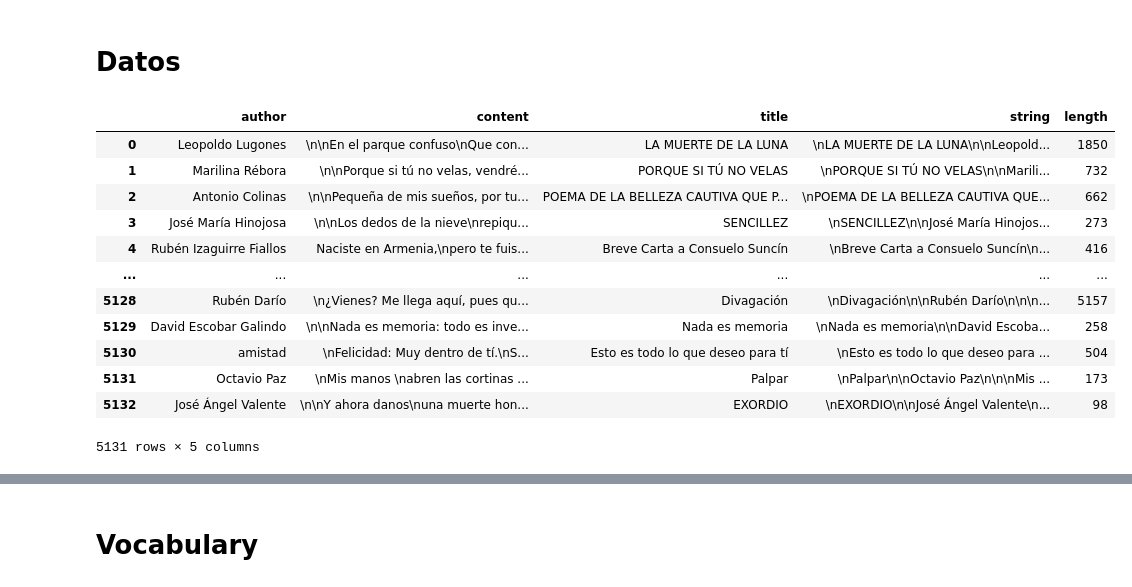
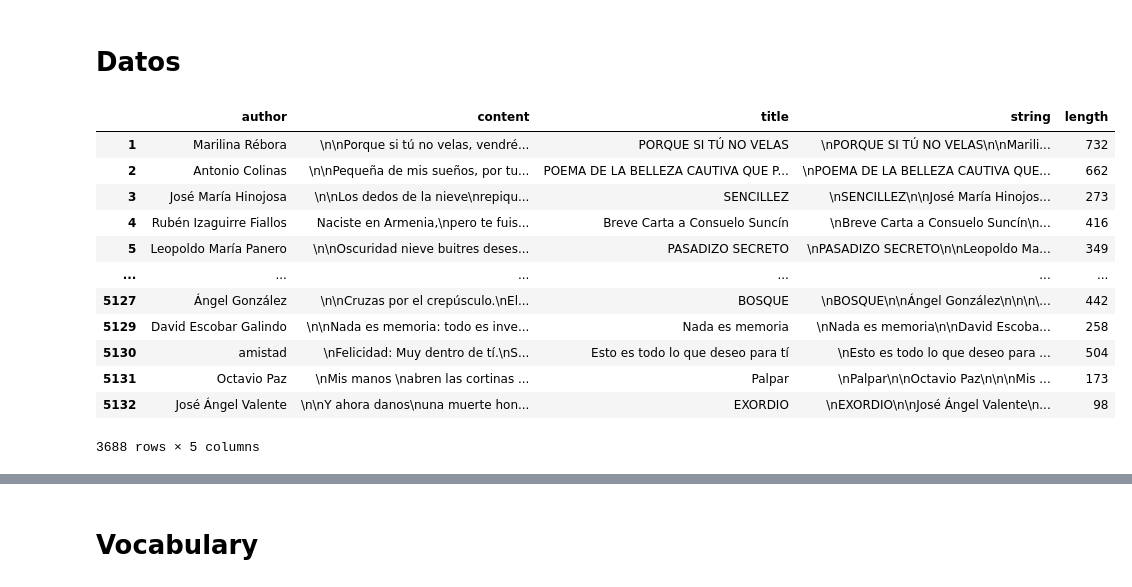
Before and after one commit to adrincont/Proyecto-IA-PLN, a Jupyter notebook: Modelo1_LSTM.ipynb, the cells around one changed output, grey strips where cells are left out. Saved outputs shown, nothing was run; the diff lists cells and outputs as text; code cells hidden in the pictures.

```diff
--- a/Modelo1_LSTM.ipynb
+++ b/Modelo1_LSTM.ipynb
@@ -45,22 +47,22 @@ poems_df = poems_df.dropna()
 # %%
 # Filtrar poemas grandes
 poems_df['string'] = poems_df.apply(lambda row: f'\n{row["title"]}\n\n{row["author"]}\n\n{row["content"]}', axis=1)
 poems_df['length'] = poems_df.string.map(len)
 MAX_POEM_LENGTH=1000
 poems_filtered = poems_df[poems_df.length<MAX_POEM_LENGTH]
-poems_df
+poems_filtered
 # %% [output]
 |  | author | content | title | string | length |
-| 0 | Leopoldo Lugones | \n\nEn el parque confuso\nQue con... | LA MUERTE DE LA LUNA | \nLA MUERTE DE LA LUNA\n\nLeopold... | 1850 |
 | 1 | Marilina Rébora | \n\nPorque si tú no velas, vendré... | PORQUE SI TÚ NO VELAS | \nPORQUE SI TÚ NO VELAS\n\nMarili... | 732 |
 | 2 | Antonio Colinas | \n\nPequeña de mis sueños, por tu... | POEMA DE LA BELLEZA CAUTIVA QUE P... | \nPOEMA DE LA BELLEZA CAUTIVA QUE... | 662 |
 | 3 | José María Hinojosa | \n\nLos dedos de la nieve\nrepiqu... | SENCILLEZ | \nSENCILLEZ\n\nJosé María Hinojos... | 273 |
 | 4 | Rubén Izaguirre Fiallos | Naciste en Armenia,\npero te fuis... | Breve Carta a Consuelo Suncín | \nBreve Carta a Consuelo Suncín\n... | 416 |
+| 5 | Leopoldo María Panero | \n\nOscuridad nieve buitres deses... | PASADIZO SECRETO | \nPASADIZO SECRETO\n\nLeopoldo Ma... | 349 |
 | ... | ... | ... | ... | ... | ... |
-| 5128 | Rubén Darío | \n¿Vienes? Me llega aquí, pues qu... | Divagación | \nDivagación\n\nRubén Darío\n\n\n... | 5157 |
+| 5127 | Ángel González | \n\nCruzas por el crepúsculo.\nEl... | BOSQUE | \nBOSQUE\n\nÁngel González\n\n\n\... | 442 |
 | 5129 | David Escobar Galindo | \n\nNada es memoria: todo es inve... | Nada es memoria | \nNada es memoria\n\nDavid Escoba... | 258 |
 | 5130 | amistad | \nFelicidad: Muy dentro de tí.\nS... | Esto es todo lo que deseo para tí | \nEsto es todo lo que deseo para ... | 504 |
 | 5131 | Octavio Paz | \nMis manos \nabren las cortinas ... | Palpar | \nPalpar\n\nOctavio Paz\n\n\nMis ... | 173 |
 | 5132 | José Ángel Valente | \n\nY ahora danos\nuna muerte hon... | EXORDIO | \nEXORDIO\n\nJosé Ángel Valente\n... | 98 |
-5131 rows × 5 columns
+3688 rows × 5 columns
 # %%
```
Also changed, not shown: parts of 9 cells of this notebook.
